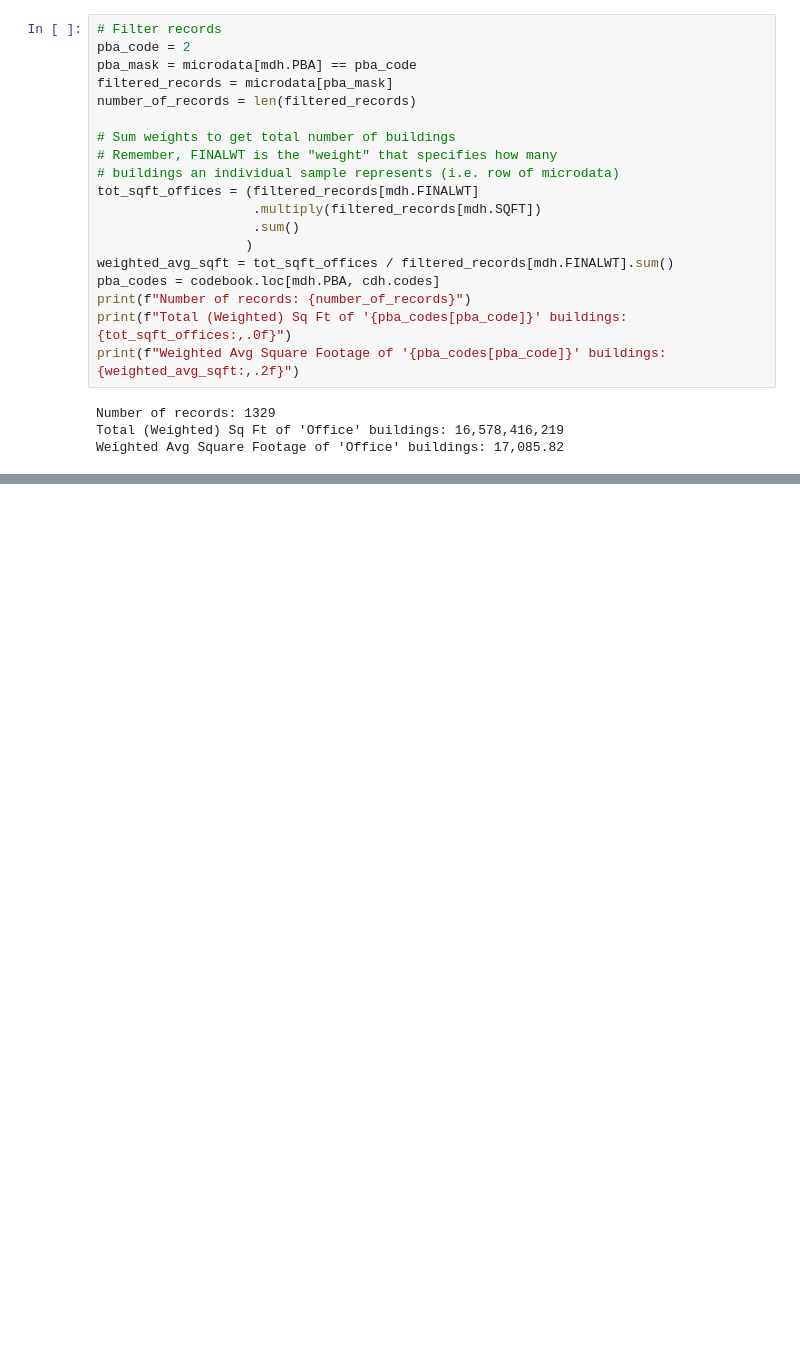
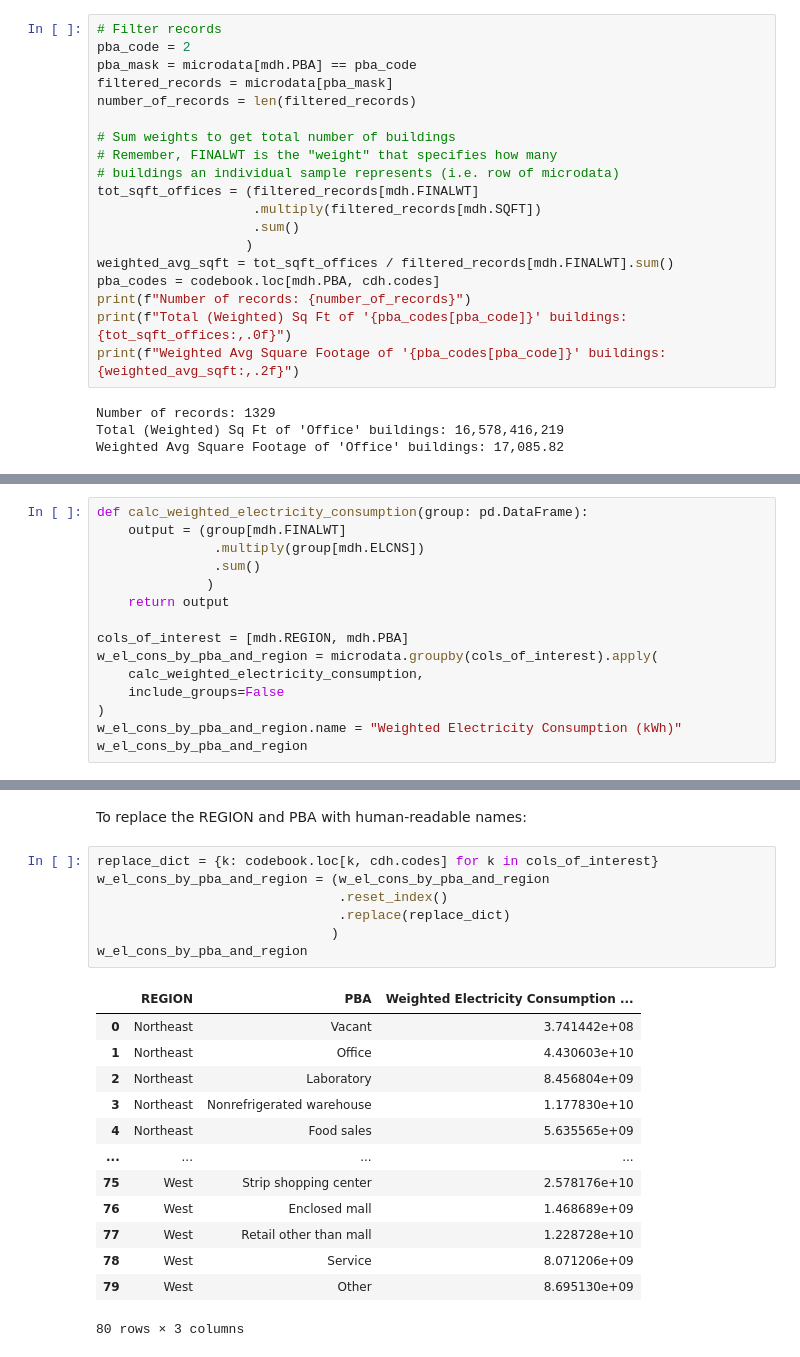
Before and after one commit to dsholes/python-cbecs, a Jupyter notebook: examples.ipynb, the cells around one changed output, grey strips where cells are left out. Saved outputs shown, nothing was run; the diff lists cells and outputs as text; blank space fills up the shorter version.

```diff
--- a/examples.ipynb
+++ b/examples.ipynb
@@ -249,0 +321,15 @@ Weighted Avg Square Footage of 'Office' buildings: 17,085.82
+# %%
+def calc_weighted_electricity_consumption(group: pd.DataFrame):
+    output = (group[mdh.FINALWT]
+               .multiply(group[mdh.ELCNS])
+               .sum()
+              )
+    return output
+
+cols_of_interest = [mdh.REGION, mdh.PBA]
+w_el_cons_by_pba_and_region = microdata.groupby(cols_of_interest).apply(
+    calc_weighted_electricity_consumption,
+    include_groups=False
+)
+w_el_cons_by_pba_and_region.name = "Weighted Electricity Consumption (kWh)"
+w_el_cons_by_pba_and_region
@@ -249,0 +350,23 @@ Weighted Avg Square Footage of 'Office' buildings: 17,085.82
+# %% [markdown]
+To replace the REGION and PBA with human-readable names:
+# %%
+replace_dict = {k: codebook.loc[k, cdh.codes] for k in cols_of_interest}
+w_el_cons_by_pba_and_region = (w_el_cons_by_pba_and_region
+                               .reset_index()
+                               .replace(replace_dict)
+                              )
+w_el_cons_by_pba_and_region
+# %% [output]
+|  | REGION | PBA | Weighted Electricity Consumption ... |
+| 0 | Northeast | Vacant | 3.741442e+08 |
+| 1 | Northeast | Office | 4.430603e+10 |
+| 2 | Northeast | Laboratory | 8.456804e+09 |
+| 3 | Northeast | Nonrefrigerated warehouse | 1.177830e+10 |
+| 4 | Northeast | Food sales | 5.635565e+09 |
+| ... | ... | ... | ... |
+| 75 | West | Strip shopping center | 2.578176e+10 |
+| 76 | West | Enclosed mall | 1.468689e+09 |
+| 77 | West | Retail other than mall | 1.228728e+10 |
+| 78 | West | Service | 8.071206e+09 |
+| 79 | West | Other | 8.695130e+09 |
+80 rows × 3 columns
```
Also changed, not shown: parts of 12 cells of this notebook.
